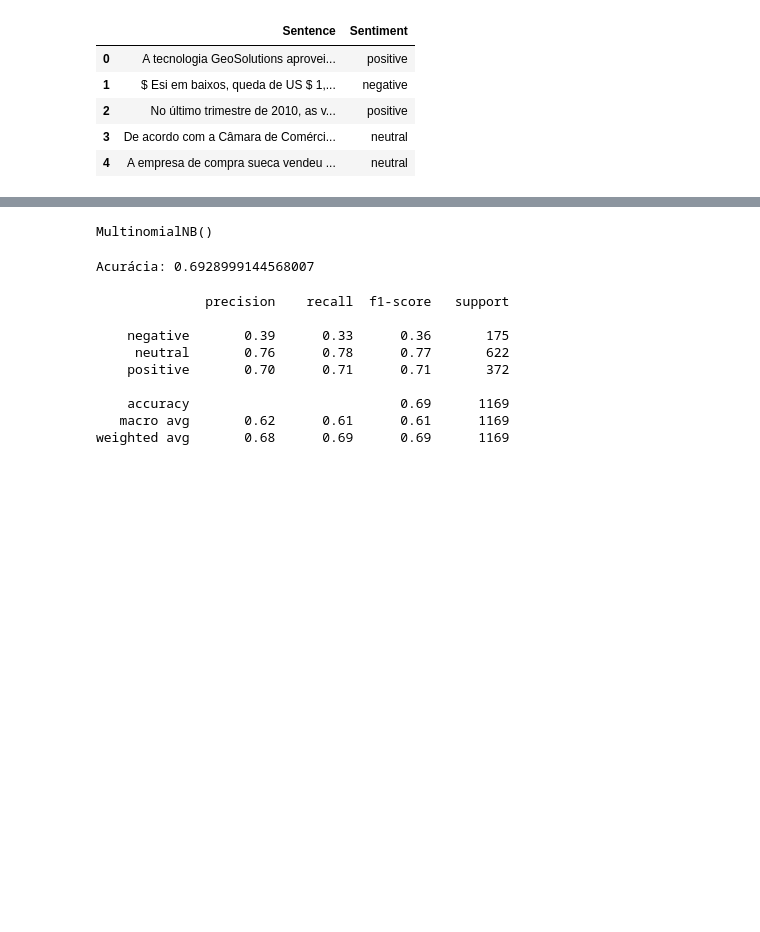
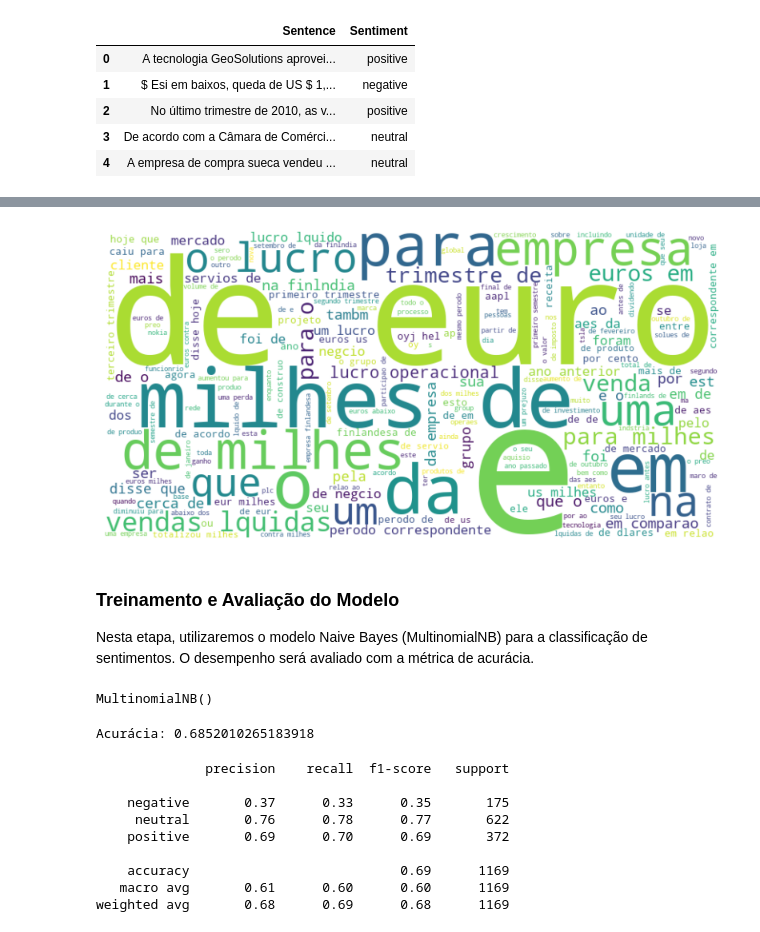
Before and after one commit to joaonascimento-dev/pln-analise-sentimentos, a Jupyter notebook: Notebook.ipynb, the cells around one changed output, grey strips where cells are left out. Saved outputs shown, nothing was run; the diff lists cells and outputs as text; code cells hidden in the pictures; blank space fills up the shorter version.

```diff
--- a/Notebook.ipynb
+++ b/Notebook.ipynb
@@ -63,4 +82,8 @@ def preprocess(sentence):
 # %%
+# Remoção de caracteres especiais e números
+data['Sentence'] = data['Sentence'].str.replace(r'[^a-zA-Z\s]', '', regex=True)
+# Conversão para letras minúsculas
+data['Sentence'] = data['Sentence'].str.lower()
 # Aplicando o pré-processamento aos dados
 data['text_preprocessed'] = data['Sentence'].apply(preprocess)
 
@@ -68,6 +91,23 @@ data['text_preprocessed'] = data['Sentence'].apply(preprocess)
 vectorizer = CountVectorizer()
 X = vectorizer.fit_transform(data['text_preprocessed'])
 y = data['Sentiment']  # Substitua por sua coluna de sentimentos
+# %%
+from wordcloud import WordCloud
+import matplotlib.pyplot as plt
+
+text = ' '.join(data['Sentence'])
+wordcloud = WordCloud(width=800, height=400, background_color='white').generate(text)
+
+plt.figure(figsize=(10, 5))
+plt.imshow(wordcloud, interpolation='bilinear')
+plt.axis('off')
+plt.show()
+# %% [output]
+[figure, added]
+# %% [markdown]
+### Treinamento e Avaliação do Modelo
+
+Nesta etapa, utilizaremos o modelo Naive Bayes (MultinomialNB) para a classificação de sentimentos. O desempenho será avaliado com a métrica de acurácia.
 # %%
 # Divisão dos dados em treino e teste
 X_train, X_test, y_train, y_test = train_test_split(X, y, test_size=0.2, random_state=42)
@@ -85,7 +125,7 @@ y_pred = model.predict(X_test)
 accuracy = accuracy_score(y_test, y_pred)
 print("Acurácia:", accuracy)
 # %% [output]
-Acurácia: 0.6928999144568007
+Acurácia: 0.6852010265183918
 # %%
 from sklearn.metrics import classification_report
 
@@ -94,10 +134,10 @@ print(classification_report(y_test, y_pred))
 # %% [output]
               precision    recall  f1-score   support
 
-    negative       0.39      0.33      0.36       175
+    negative       0.37      0.33      0.35       175
      neutral       0.76      0.78      0.77       622
-    positive       0.70      0.71      0.71       372
+    positive       0.69      0.70      0.69       372
 
     accuracy                           0.69      1169
-   macro avg       0.62      0.61      0.61      1169
-weighted avg       0.68      0.69      0.69      1169
+   macro avg       0.61      0.60      0.60      1169
+weighted avg       0.68      0.69      0.68      1169
```
Also changed, not shown: parts of 7 cells of this notebook, 2 other files.
